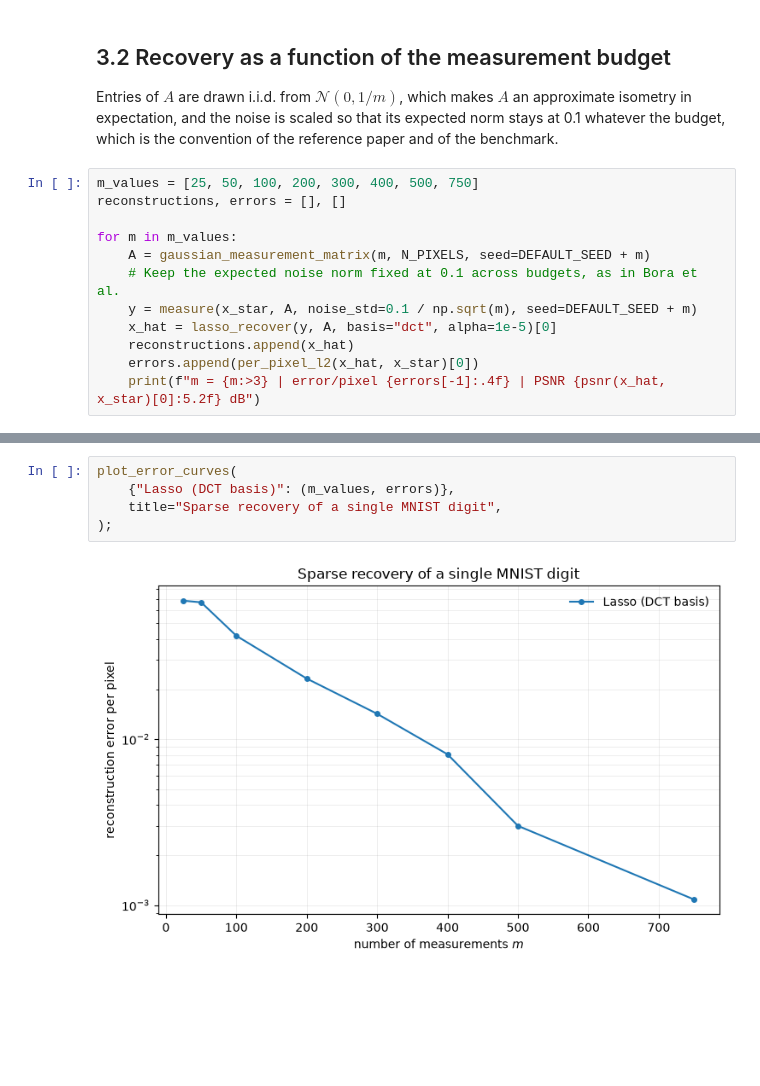
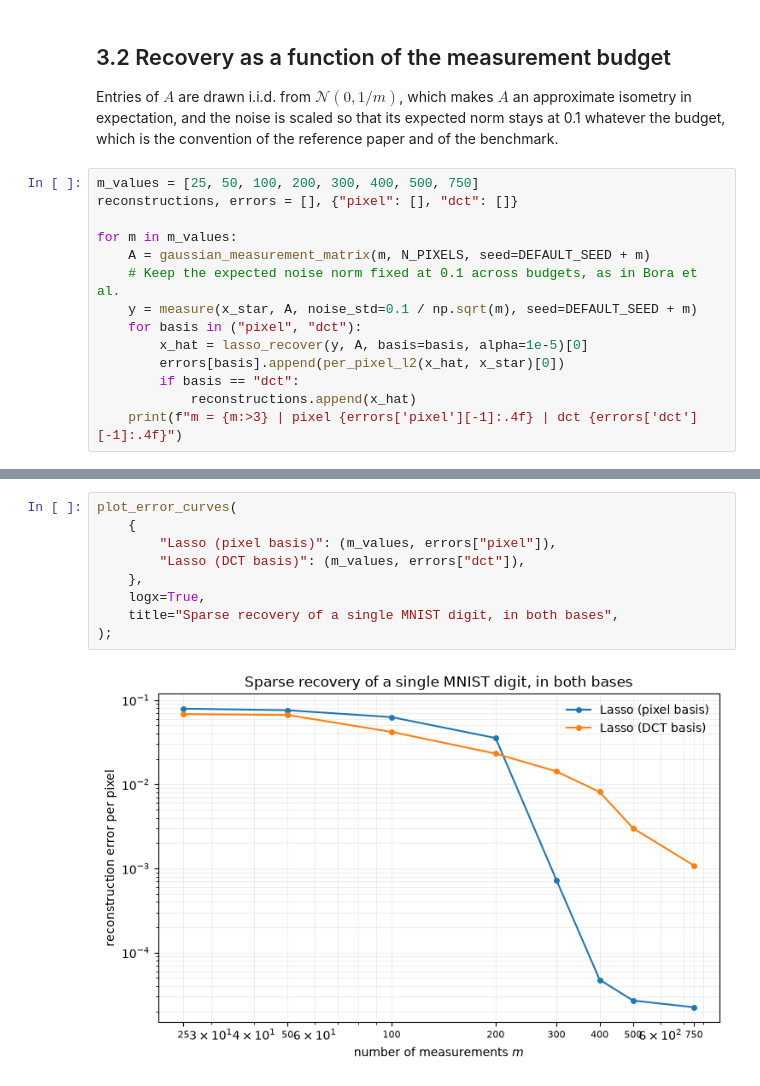
Before and after one commit to RenatoGallicola/Compressed-Sensing-using-Generative-Models, a Jupyter notebook: notebooks/03_lasso_baseline.ipynb, the cells around one changed output, grey strips where cells are left out. Drawn from its saved outputs; the diff is of its cells as text; blank space fills up the shorter version.

Commit message:
show both sparse bases in the baseline notebook

```diff
--- a/notebooks/03_lasso_baseline.ipynb
+++ b/notebooks/03_lasso_baseline.ipynb
@@ -68,14 +73,16 @@ approximate isometry in expectation, and the noise is scaled so that its expecte
 budget, which is the convention of the reference paper and of the benchmark.
 # %%
 m_values = [25, 50, 100, 200, 300, 400, 500, 750]
-reconstructions, errors = [], []
+reconstructions, errors = [], {"pixel": [], "dct": []}
 
 for m in m_values:
     A = gaussian_measurement_matrix(m, N_PIXELS, seed=DEFAULT_SEED + m)
     # Keep the expected noise norm fixed at 0.1 across budgets, as in Bora et al.
     y = measure(x_star, A, noise_std=0.1 / np.sqrt(m), seed=DEFAULT_SEED + m)
-    x_hat = lasso_recover(y, A, basis="dct", alpha=1e-5)[0]
-    reconstructions.append(x_hat)
-    errors.append(per_pixel_l2(x_hat, x_star)[0])
-    print(f"m = {m:>3} | error/pixel {errors[-1]:.4f} | PSNR {psnr(x_hat, x_star)[0]:5.2f} dB")
+    for basis in ("pixel", "dct"):
+        x_hat = lasso_recover(y, A, basis=basis, alpha=1e-5)[0]
+        errors[basis].append(per_pixel_l2(x_hat, x_star)[0])
+        if basis == "dct":
+            reconstructions.append(x_hat)
+    print(f"m = {m:>3} | pixel {errors['pixel'][-1]:.4f} | dct {errors['dct'][-1]:.4f}")
 # %% [output]
@@ -99,10 +106,14 @@ show_images(
 # %%
 plot_error_curves(
-    {"Lasso (DCT basis)": (m_values, errors)},
-    title="Sparse recovery of a single MNIST digit",
+    {
+        "Lasso (pixel basis)": (m_values, errors["pixel"]),
+        "Lasso (DCT basis)": (m_values, errors["dct"]),
+    },
+    logx=True,
+    title="Sparse recovery of a single MNIST digit, in both bases",
 );
 # %% [output]
-[figure, old version]
+[figure, new version]
 # %% [markdown]
 ## 3.3 Reading the baseline
 
```
Also changed, not shown: parts of 4 cells of this notebook, 2 other files.
